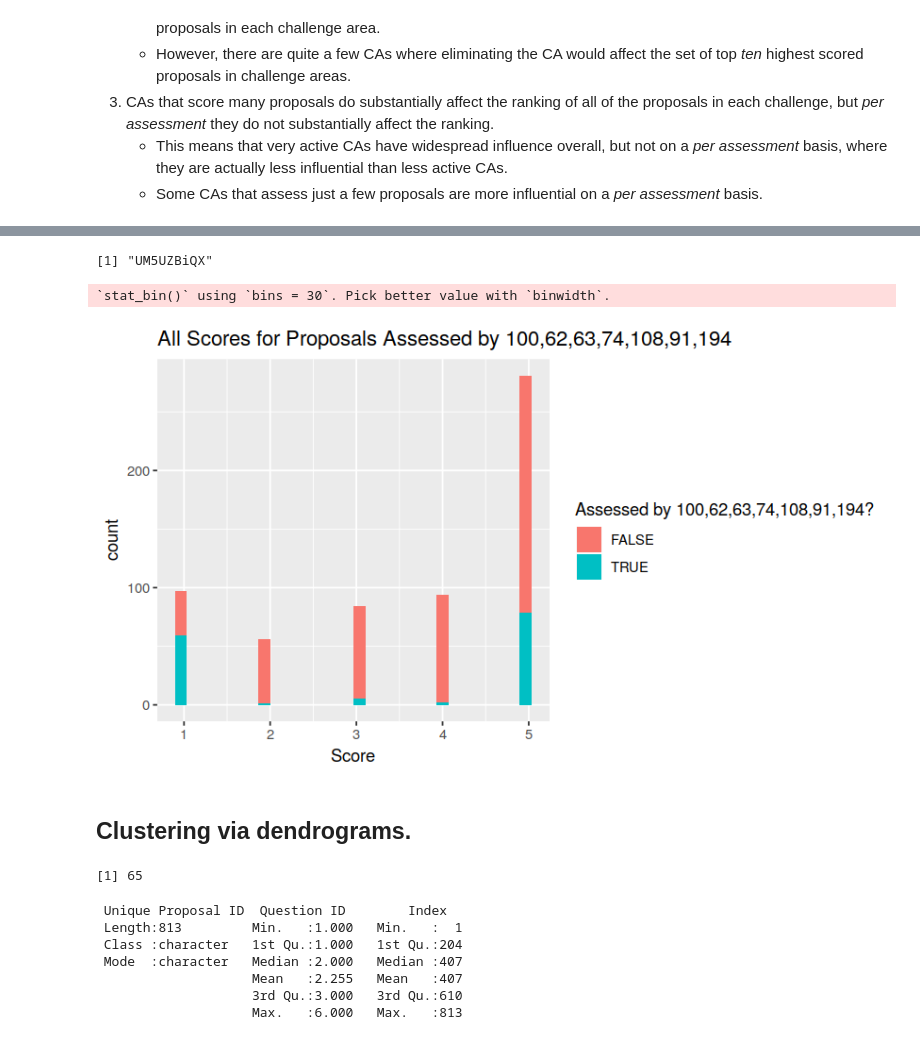
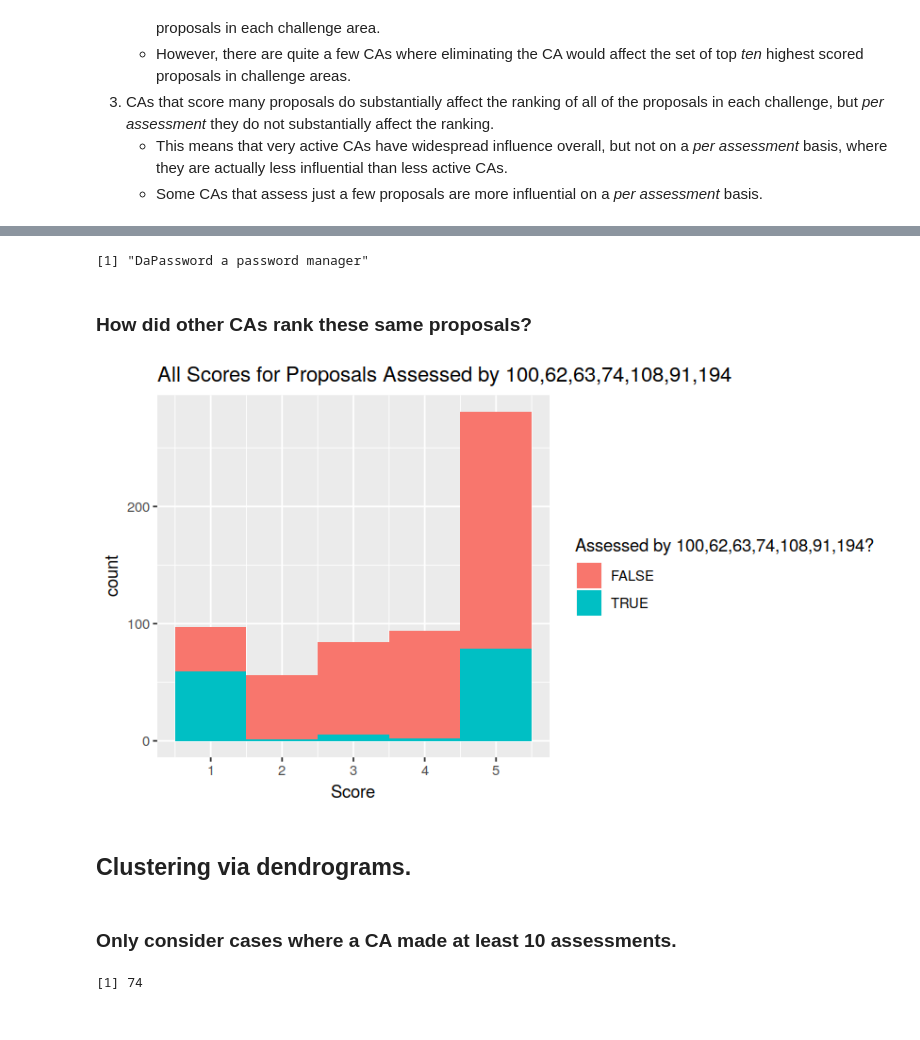
Before and after one commit to bwbush/catalyst-assessment-analyses, a Jupyter notebook: f5-exploratory-analysis.ipynb, the cells around one changed output, grey strips where cells are left out. Drawn from its saved outputs; the diff is of its cells as text; code cells hidden in the pictures.

```diff
--- a/f5-exploratory-analysis.ipynb
+++ b/f5-exploratory-analysis.ipynb
@@ -384,2 +388,4 @@ ggtitle("How Many Proposal Ranks Change if a CA's Assessments are Eliminated")
+# %%
+f5cluster = c(100, 62, 63, 74, 108, 91, 194)
 # %%
 ggplot(
@@ -401 +448,5 @@ bf <- topRanked(f5, 2)
+# %%
+f5[`Unique Proposal ID` %in% setdiff(f5topWithoutCluster, f5topWithCluster), unique(`Short Title`)]
+# %% [output]
+[1] "DaPassword a password manager"
 # %%
@@ -403,4 +453,0 @@ af <- topRanked(f5[!(`CA ID` %in% c(100,62,63,74,108,91,194))], 2)
-# %%
-setdiff(af, bf)
-# %% [output]
-[1] "UM5UZBiQX"
@@ -409,29 +454,33 @@ z <- f5[`CA ID` %in% c(100, 62, 63, 74, 108, 91, 194), unique(`Unique Proposal I
+# %% [markdown]
+### How did other CAs rank these same proposals?
 # %%
+f5siblings <- f5[`CA ID` %in% f5cluster, unique(`Unique Proposal ID`)]
 ggplot(
 f5[
-    `Unique Proposal ID` %in% z,
+    `Unique Proposal ID` %in% f5siblings,
     .(
         `Assessed by 100,62,63,74,108,91,194?` = `CA ID` %in% c(100, 62, 63, 74, 108, 91, 194),
         `Score`,
         `Challenge`,
         `Short Title`
     )
 ], aes(
     x = `Score`,
     fill = `Assessed by 100,62,63,74,108,91,194?`
 )) +
-geom_histogram() +
+geom_histogram(bins = 5) +
 ggtitle("All Scores for Proposals Assessed by 100,62,63,74,108,91,194")
 # %% [output]
-`stat_bin()` using `bins = 30`. Pick better value with `binwidth`.
-[figure, old version]
+[figure, new version]
 # %% [markdown]
 ## Clustering via dendrograms.
+# %% [markdown]
+### Only consider cases where a CA made at least 10 assessments.
 # %%
-ss <- f5[, .N, by = .(`CA ID`)][N >= 15, `CA ID`]
+ss <- f5[, .N, by = .(`CA ID`)][N >= 10, `CA ID`]
 length(ss)
 # %% [output]
-[1] 65
+[1] 74
 # %%
 z <- f5[
     `CA ID` %in% ss,
@@ -442,15 +491,6 @@ z <- f5[
     `Question ID`,
     Index = sequence(.N)
 )]
-z %>% summary
-# %% [output]
- Unique Proposal ID  Question ID        Index
- Length:813         Min.   :1.000   Min.   :  1
- Class :character   1st Qu.:1.000   1st Qu.:204
- Mode  :character   Median :2.000   Median :407
-                    Mean   :2.255   Mean   :407
-                    3rd Qu.:3.000   3rd Qu.:610
-                    Max.   :6.000   Max.   :813
 # %%
 w <- merge(
     z,
```
Also changed, not shown: parts of 22 cells of this notebook, 2 other files.
